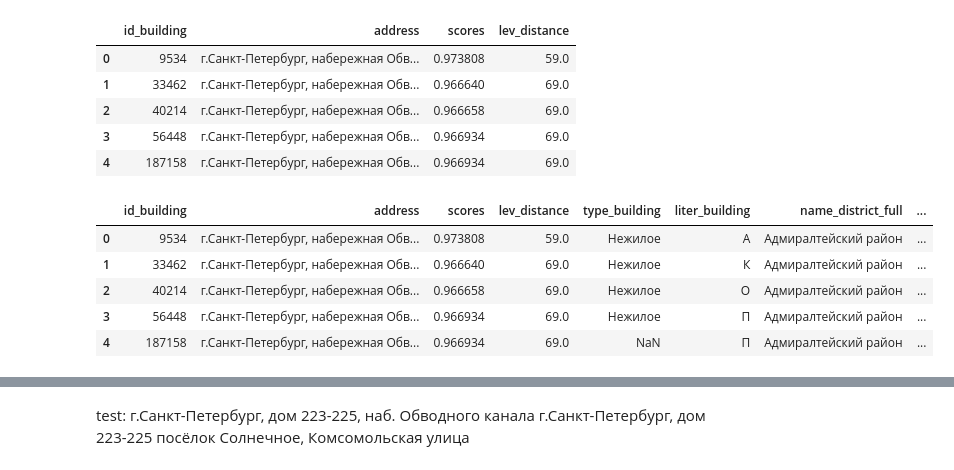
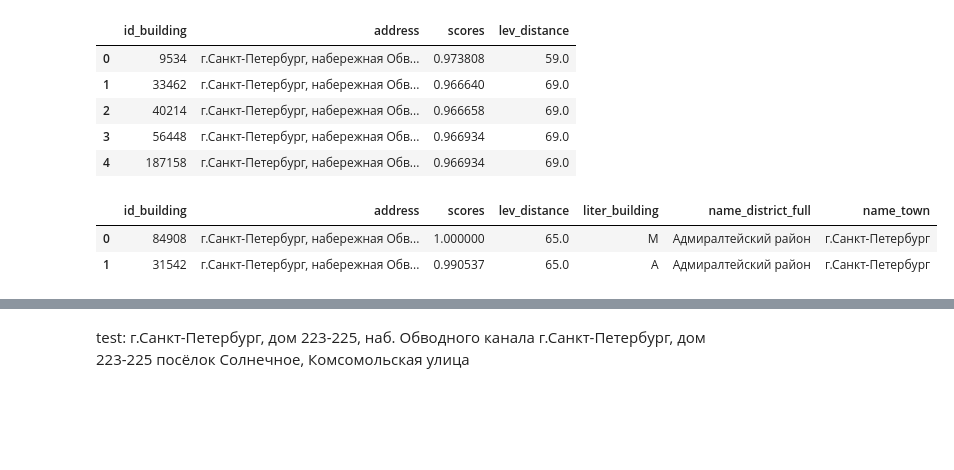
Before and after one commit to FVA13/addresses_matcher, a Jupyter notebook: notebooks/model.ipynb, the cells around one changed output, grey strips where cells are left out. Drawn from its saved outputs; the diff is of its cells as text; code cells hidden in the pictures; blank space fills up the shorter version.

```diff
--- a/notebooks/model.ipynb
+++ b/notebooks/model.ipynb
@@ -71,14 +71,13 @@ train = (
         right_on='id_areatype',
         how='left',
     )
-    # .rename(columns={'short_name': 'short_name_geonim', 'only_name': 'only_name_geonim'})
-    # [['id_building', 'full_address', 'short_address', 'house', 'corpus', 'liter', 'name_town',
-    #   'short_name_town', 'name_geonim', 'short_name_geonim', 'only_name_geonim']]  # 'id_building', 'post_prefix'
+    .assign(name_district_full=lambda df_: df_.name_district + ' район')
+    .assign(
+        all_in_field=lambda df_: df_[['full_address_building', 'type_building',
+                                      'name_district_full', 'name_area', 'name_areatype']]
+        .apply(lambda x: join_non_null_values(x), axis=1)
+    )
 )
-train['name_district_full'] = train['name_district'] + ' район'
-train['all_in_field'] = train[['full_address_building', 'type_building',
-                               'name_district_full', 'name_area', 'name_areatype']].apply(
-    lambda x: join_non_null_values(x), axis=1)
 train.to_pickle("../data/processed/main_data.pkl")
 train
 # %% [output]
@@ -187,9 +186,7 @@ with open('../data/processed/embeddings.pkl', 'wb') as fp:
 # %% [markdown]
 # Step 3 - Similarity Matcher
 # %%
-QUERY = ["г.Санкт-Петербург, дом 223-225, наб. Обводного канала"]
-
-# add logic to topn selection
+QUERY = ["г.Санкт-Петербург, набережная Обводного канала, дом 205, литера М"]
 # %%
 with open('../data/processed/embeddings.pkl', 'rb') as f:
     embeddings = pickle.load(f)
@@ -226,14 +224,22 @@ def slow_get_best_matches(query, top_n, embeddings: np.array, sentences):
         lambda x: lev_distance(query, x))
     best_matches = sentences[['id_building', 'address', 'scores', 'lev_distance']].loc[list(best)]
     add_data = pd.read_pickle("../data/processed/main_data.pkl")
-    best_matches = best_matches.merge(add_data[['id_building', 'type_building', 'liter_building','name_district_full', 'name_town']])
-    return best_matches.sort_values(by='lev_distance').reset_index(drop=True)
+    best_matches = best_matches.merge(add_data[['id_building', 'liter_building', 'name_district_full', 'name_town']])
+    best_matches_within_id_indices = best_matches.groupby(['id_building']).scores.transform(max) == best_matches.scores
+    best_matches = best_matches.loc[best_matches_within_id_indices].sort_values(by='scores',
+                                                                                ascending=False).reset_index(drop=True)
+
+    # add logic to topn selection
+    # add catboost here to ass probabilities
+    if len(best_matches[best_matches['scores'] >= 0.98]):
+        return best_matches[best_matches['scores'] >= 0.98]
+    elif len(best_matches[best_matches['scores'] >= 0.90]):
+        return best_matches[best_matches['scores'] >= 0.90]
+    else:
+        return best_matches
 # %%
-slow_get_best_matches(QUERY, 5, np.array(embeddings), for_embeddings)
+slow_get_best_matches(QUERY, 10, np.array(embeddings), for_embeddings)
 # %% [output]
-|  | id_building | address | scores | lev_distance | type_building | liter_building | name_district_full | ... |
-| 0 | 9534 | г.Санкт-Петербург, набережная Обв... | 0.973808 | 59.0 | Нежилое | А | Адмиралтейский район | ... |
-| 1 | 33462 | г.Санкт-Петербург, набережная Обв... | 0.966640 | 69.0 | Нежилое | К | Адмиралтейский район | ... |
-| 2 | 40214 | г.Санкт-Петербург, набережная Обв... | 0.966658 | 69.0 | Нежилое | О | Адмиралтейский район | ... |
-| 3 | 56448 | г.Санкт-Петербург, набережная Обв... | 0.966934 | 69.0 | Нежилое | П | Адмиралтейский район | ... |
-| 4 | 187158 | г.Санкт-Петербург, набережная Обв... | 0.966934 | 69.0 | NaN | П | Адмиралтейский район | ... |
+|  | id_building | address | scores | lev_distance | liter_building | name_district_full | name_town |
+| 0 | 84908 | г.Санкт-Петербург, набережная Обв... | 1.000000 | 65.0 | М | Адмиралтейский район | г.Санкт-Петербург |
+| 1 | 31542 | г.Санкт-Петербург, набережная Обв... | 0.990537 | 65.0 | А | Адмиралтейский район | г.Санкт-Петербург |
```
Also changed, not shown: parts of 16 cells of this notebook, 2 other files.
